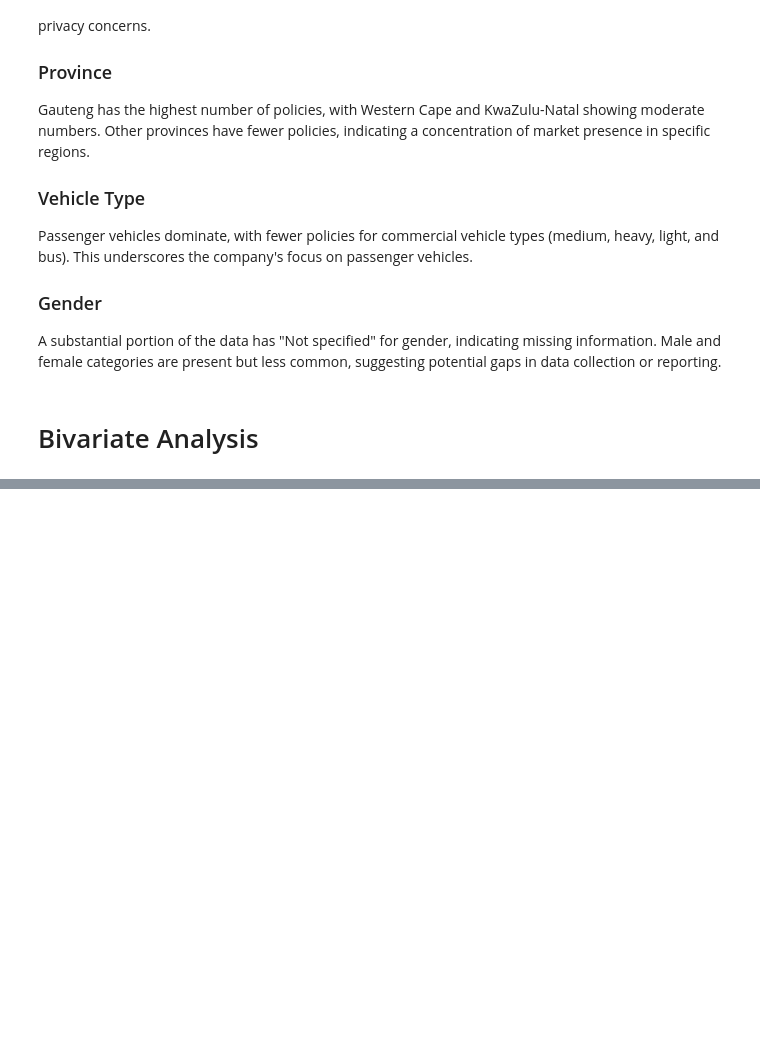
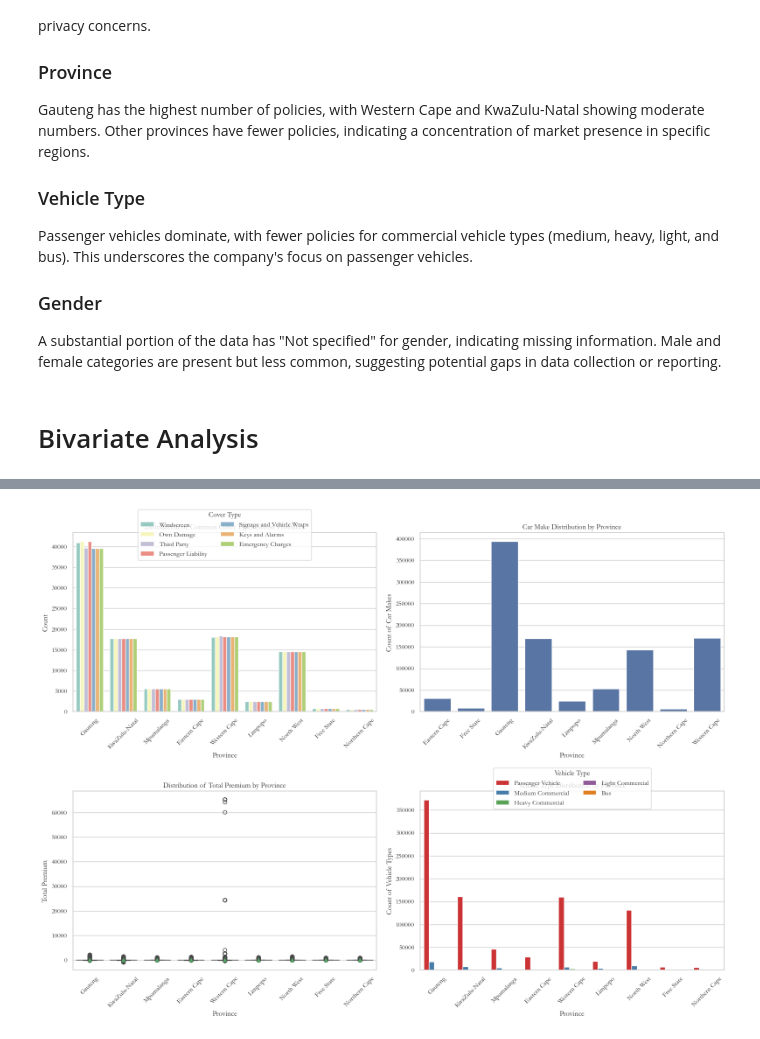
Before and after one commit to Amen-Zelealem/AlphaCare-Insurance-Analytics, a Jupyter notebook: notebooks/EDA_Analysis.ipynb, the cells around one changed output, grey strips where cells are left out. Cells and saved outputs as stored; diff of their text form; code cells hidden in the pictures; blank space fills up the shorter version.

```diff
--- a/notebooks/EDA_Analysis.ipynb
+++ b/notebooks/EDA_Analysis.ipynb
@@ -483,0 +623,12 @@ A substantial portion of the data has "Not specified" for gender, indicating mis
+# %%
+# Define the most common cover types
+common_cover_types = [
+    'Own Damage', 'Passenger Liability', 'Windscreen', 'Third Party',
+    'Keys and Alarms', 'Signage and Vehicle Wraps', 'Emergency Charges',
+    'Cleaning and Removal of Accidental Debris'
+]
+
+# Plot the distribution accross regions
+visualize.plot_geographical_trends(common_cover_types)
+# %% [output]
+[figure, added]
```
Also changed, not shown: parts of 10 cells of this notebook.
